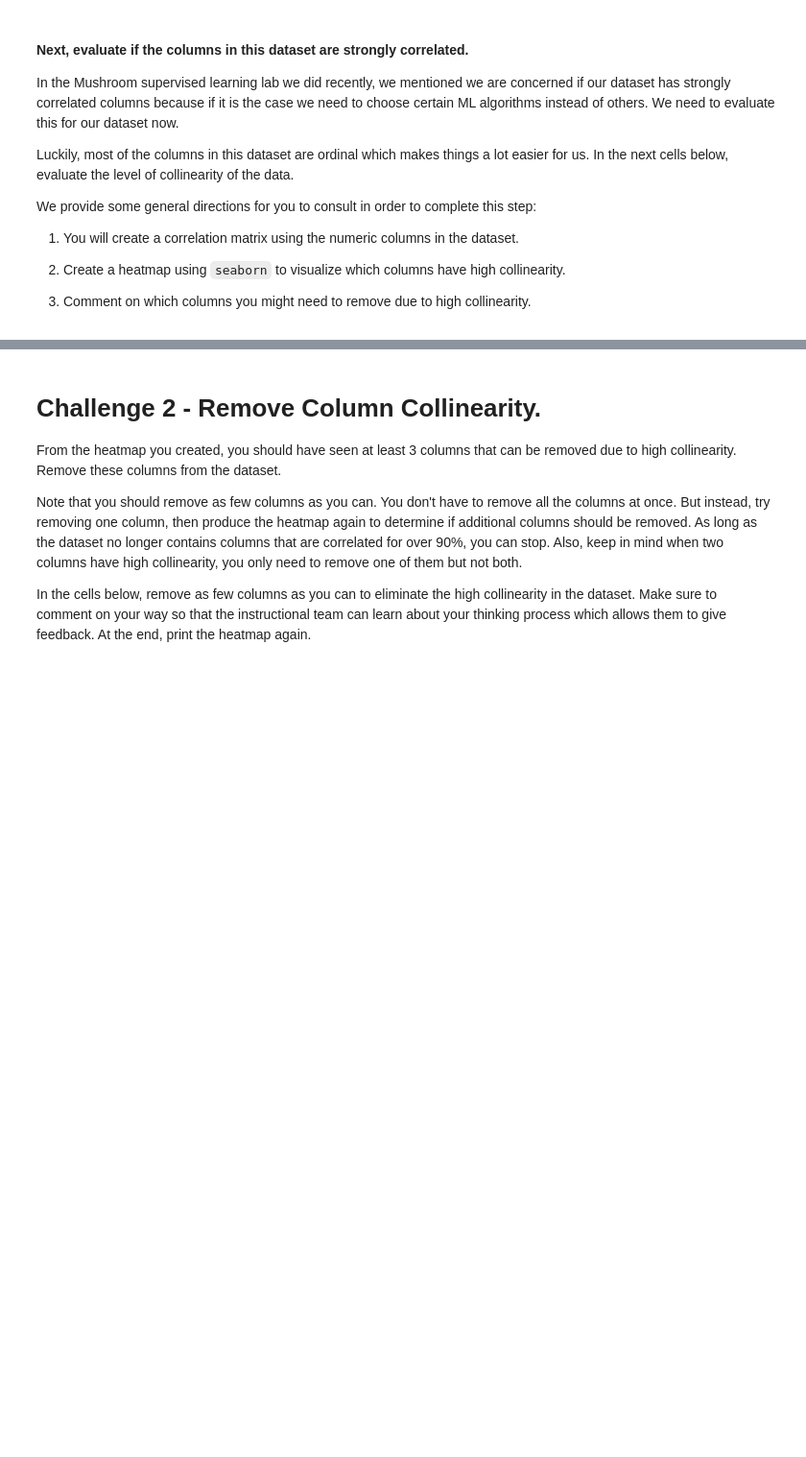
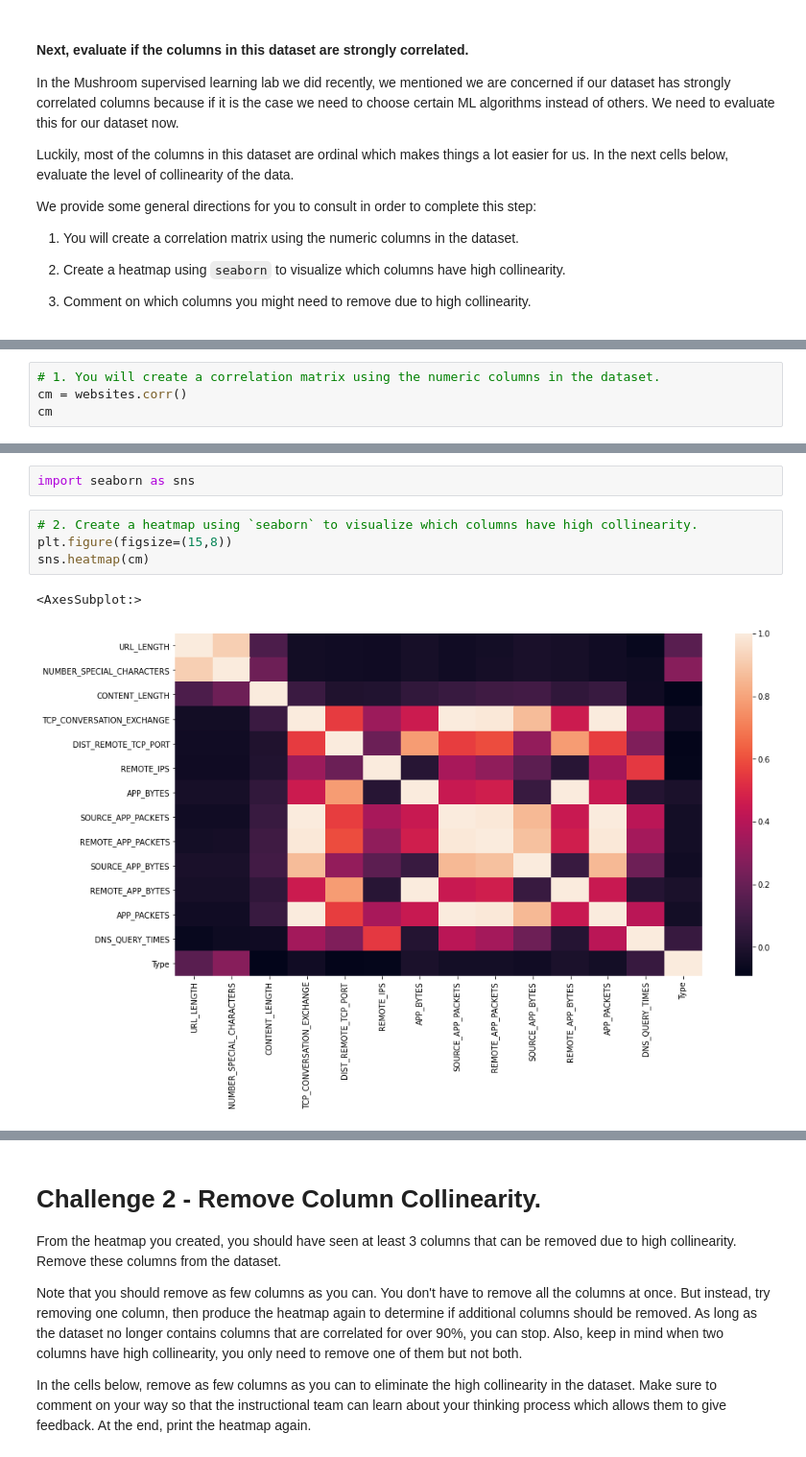
Before and after one commit to Ironhack-Data-Madrid-Enero-2021/lab-supervised-learning, a Jupyter notebook: your-code/main.ipynb, the cells around one changed output, grey strips where cells are left out. Shown at 96% size. Saved outputs shown, nothing was run; the diff lists cells and outputs as text; blank space fills up the shorter version.

```diff
--- a/your-code/main.ipynb
+++ b/your-code/main.ipynb
@@ -56,0 +154,4 @@ We provide some general directions for you to consult in order to complete this
+# %%
+# 1. You will create a correlation matrix using the numeric columns in the dataset.
+cm = websites.corr()
+cm
@@ -56,0 +174,9 @@ We provide some general directions for you to consult in order to complete this
+# %%
+import seaborn as sns
+# %%
+# 2. Create a heatmap using `seaborn` to visualize which columns have high collinearity.
+plt.figure(figsize=(15,8))
+sns.heatmap(cm)
+# %% [output]
+<AxesSubplot:>
+[figure, added]
```
Also changed, not shown: parts of 66 cells of this notebook.
